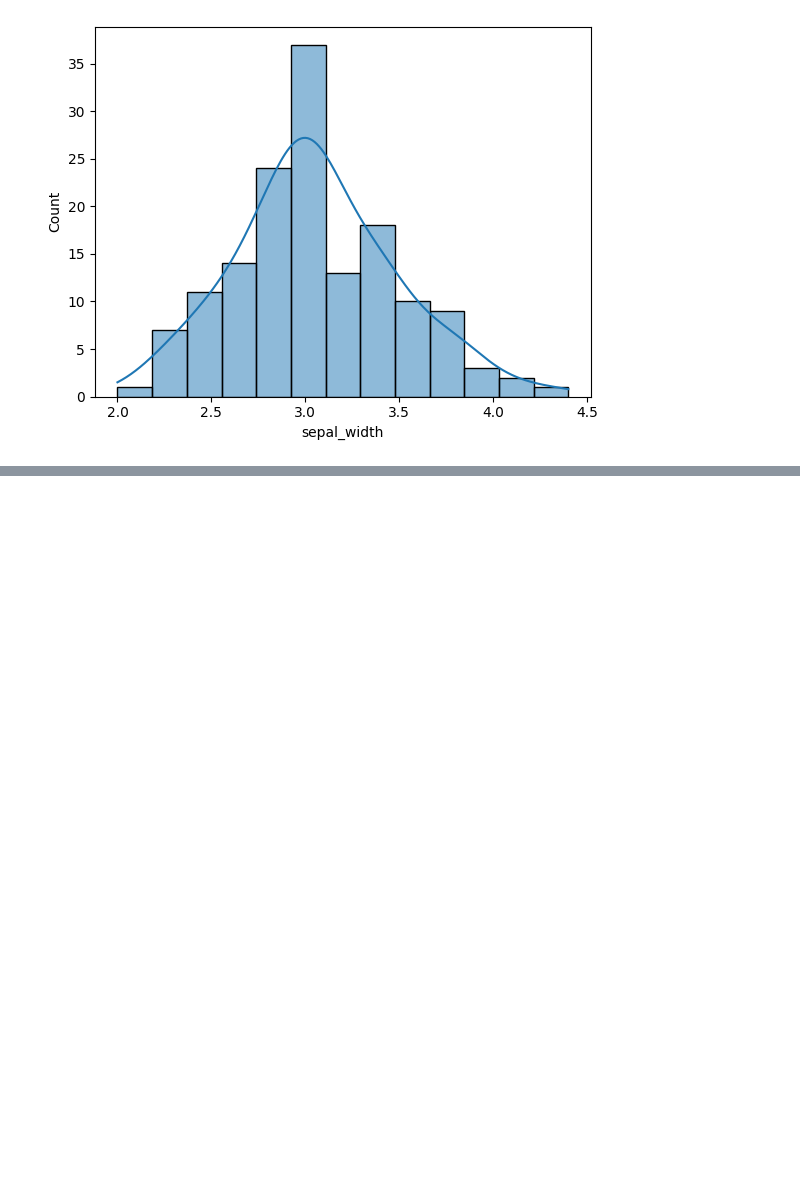
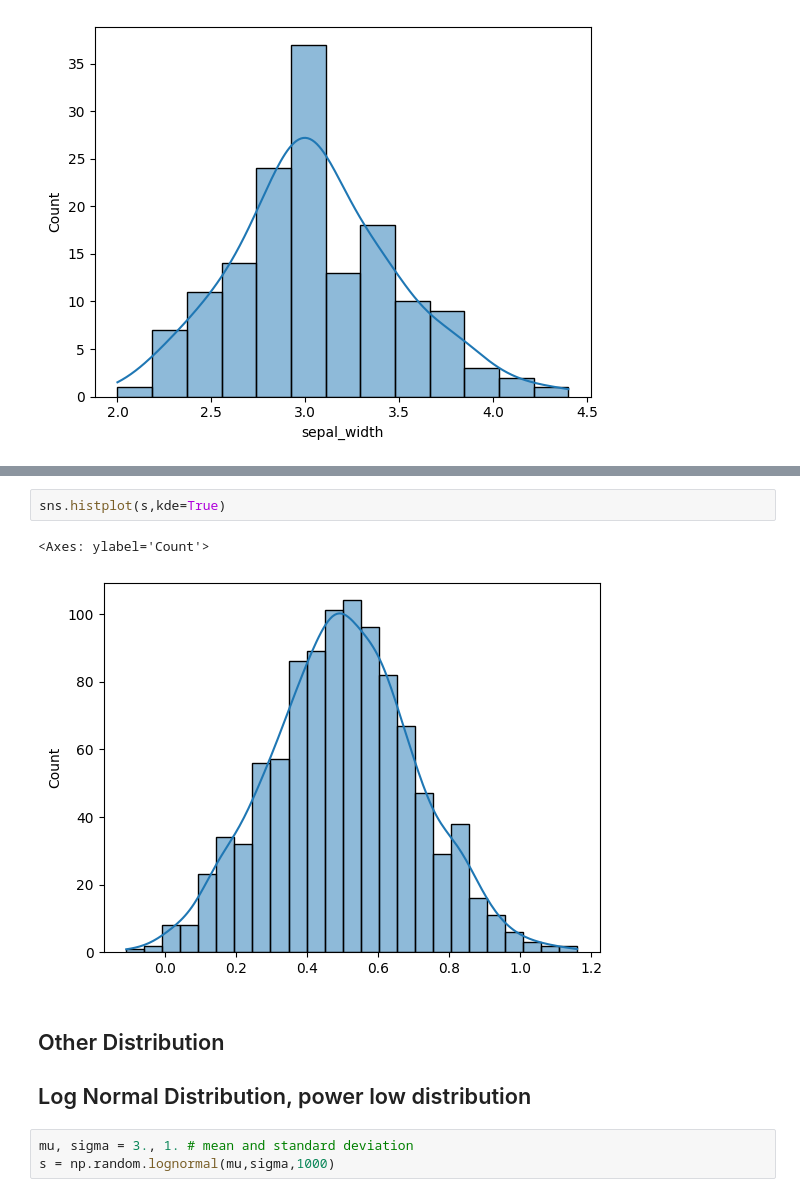
Before and after one commit to Dipak-Jagadale/Statistics, a Jupyter notebook: Measure of Central Tendency[Mean _Mode _Median].ipynb, the cells around one changed output, grey strips where cells are left out. Cells and saved outputs as stored; diff of their text form; blank space fills up the shorter version.

```diff
--- a/Measure of Central Tendency[Mean _Mode _Median].ipynb
+++ b/Measure of Central Tendency[Mean _Mode _Median].ipynb
@@ -147,0 +178,11 @@ KeyError: 'petal_lenght'
+# %%
+sns.histplot(s,kde=True)
+# %% [output]
+<Axes: ylabel='Count'>
+[figure, added]
+# %% [markdown]
+## Other Distribution
+## Log Normal Distribution, power low distribution
+# %%
+mu, sigma = 3., 1. # mean and standard deviation
+s = np.random.lognormal(mu,sigma,1000)
```
Also changed, not shown: parts of 13 cells of this notebook.
